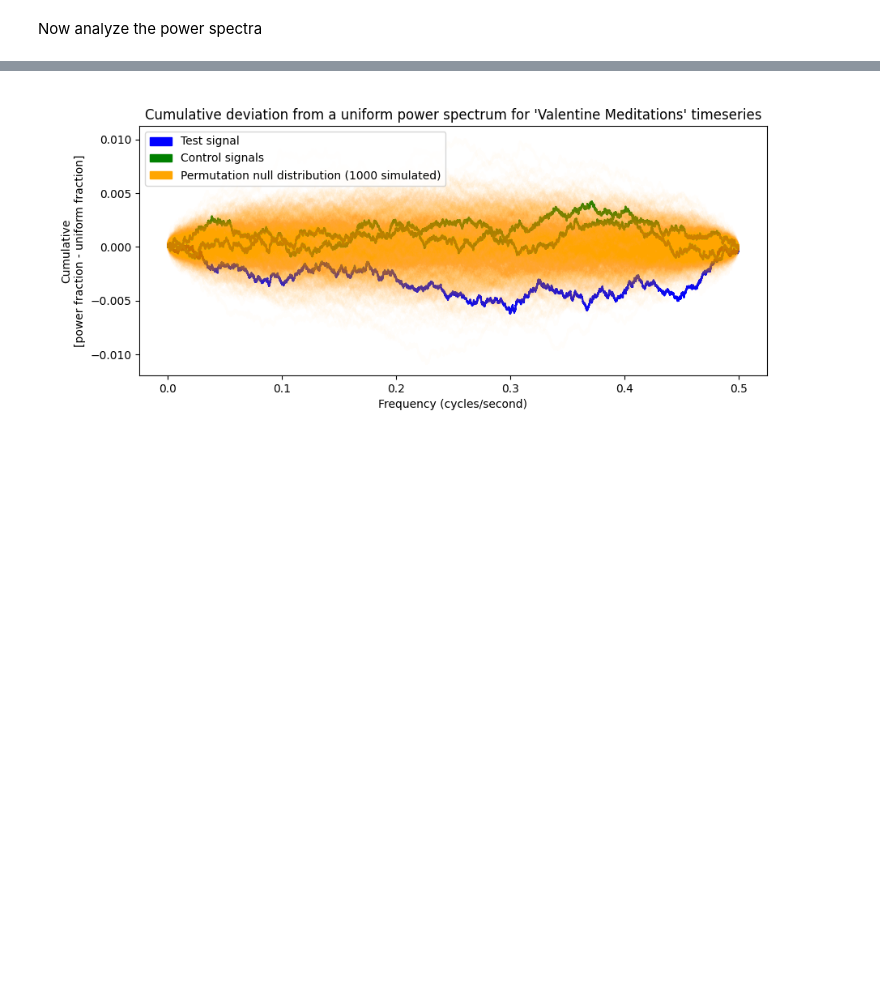
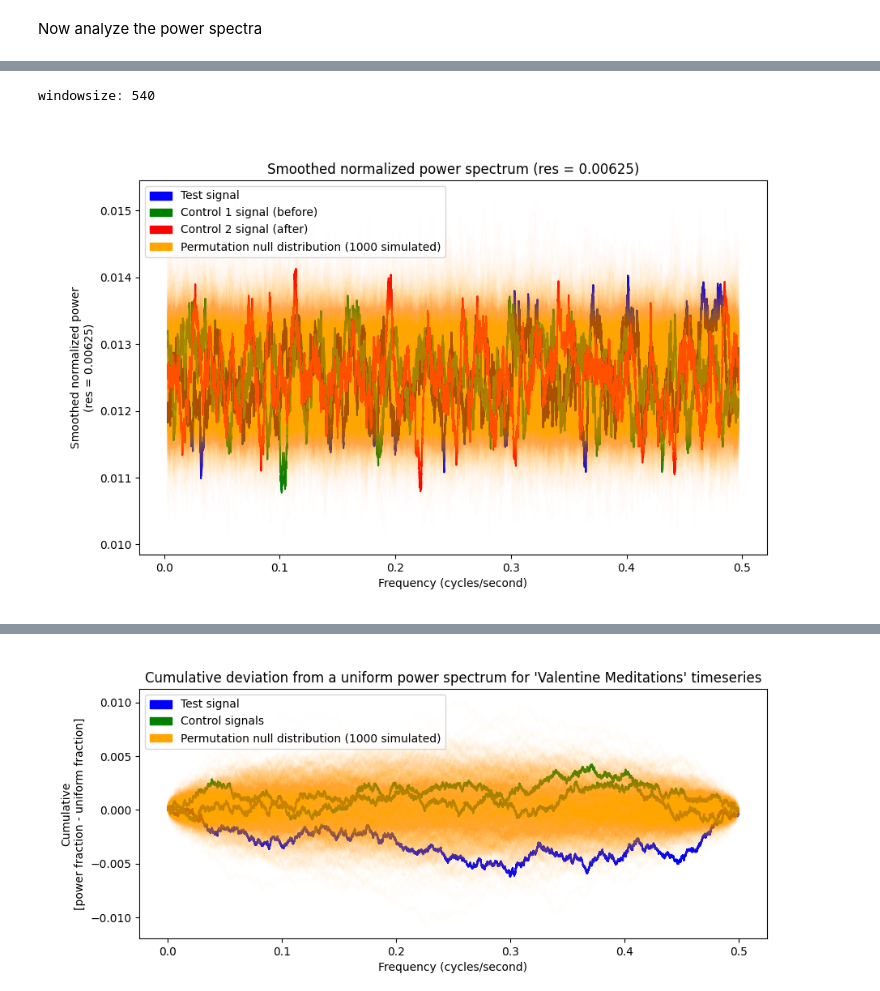
Before and after one commit to AvantiShri/gcp_analysis, a Jupyter notebook: Valentines2009_powerspectrum.ipynb, the cells around one changed output, grey strips where cells are left out. Cells and saved outputs as stored; diff of their text form; code cells hidden in the pictures; blank space fills up the shorter version.

```diff
--- a/Valentines2009_powerspectrum.ipynb
+++ b/Valentines2009_powerspectrum.ipynb
@@ -192 +194,51 @@ plt.show()
 [figure]
+# %%
+#plot a smoothed power spectrum
+def get_smoothed_arr(arr, windowsize):
+  arr_cumsum = np.array([0] + list(np.cumsum(arr)))
+  smooth_arr = arr_cumsum[windowsize:] - arr_cumsum[:-windowsize]
+  return smooth_arr
+
+def get_smoothed_arrs(arrs, windowsize):
+  arr_cumsum = np.pad(np.cumsum(arrs, axis=1), ((0,0),(1,0)))
+  smooth_arr = arr_cumsum[:,windowsize:] - arr_cumsum[:,:-windowsize]
+  return smooth_arr
+
+
+FREQSMOOTH = 0.00625
+freq_stepsize = freqs[1]
+windowsize = int(FREQSMOOTH/freq_stepsize)
+print("windowsize:",windowsize)
+smooth_rps_test = get_smoothed_arr(rps_test, windowsize)
+smooth_rps_control1 = get_smoothed_arr(rps_control1, windowsize)
+smooth_rps_control2 = get_smoothed_arr(rps_control2, windowsize)
+smooth_rps_permutetest_2darr = get_smoothed_arrs(rps_permutetest_2darr, windowsize)
+
+#plot the smoothed spectra
+smooth_xaxis = get_smoothed_arr(freqs, windowsize)/windowsize
+
+matplotlib.use('agg') #needed to prevent mem leak sigh
+fig = plt.figure(figsize=(10,6))
+plt.plot(smooth_xaxis, smooth_rps_test, color="blue")
+plt.plot(smooth_xaxis, smooth_rps_control1, color="green")
+plt.plot(smooth_xaxis, smooth_rps_control2, color="red")
+#Also plot the 1000 power spectra from the permuted test data
+for smooth_rps_permutetest in smooth_rps_permutetest_2darr:
+  plt.plot(smooth_xaxis, smooth_rps_permutetest, color="orange", alpha=0.01)
+plt.ylabel("Smoothed normalized power\n(res = "+str(FREQSMOOTH)+")")
+plt.xlabel("Frequency (cycles/second)")
+plt.title("Smoothed normalized power spectrum (res = "+str(FREQSMOOTH)+")")
+plt.legend(handles=[mpatches.Patch(color='blue', label='Test signal'),
+                    mpatches.Patch(color='green', label='Control 1 signal (before)'),
+                    mpatches.Patch(color='red', label='Control 2 signal (after)'),
+                    mpatches.Patch(color='orange', label='Permutation null distribution (1000 simulated)')],
+           loc="upper left")
+fig.savefig('smooth_nps.png')
+plt.close(fig)
+plt.clf()
+
+from IPython.display import Image
+Image("smooth_nps.png")
+# %% [output]
+windowsize: 540
+[figure, added]
```
Also changed, not shown: parts of 10 cells of this notebook.
